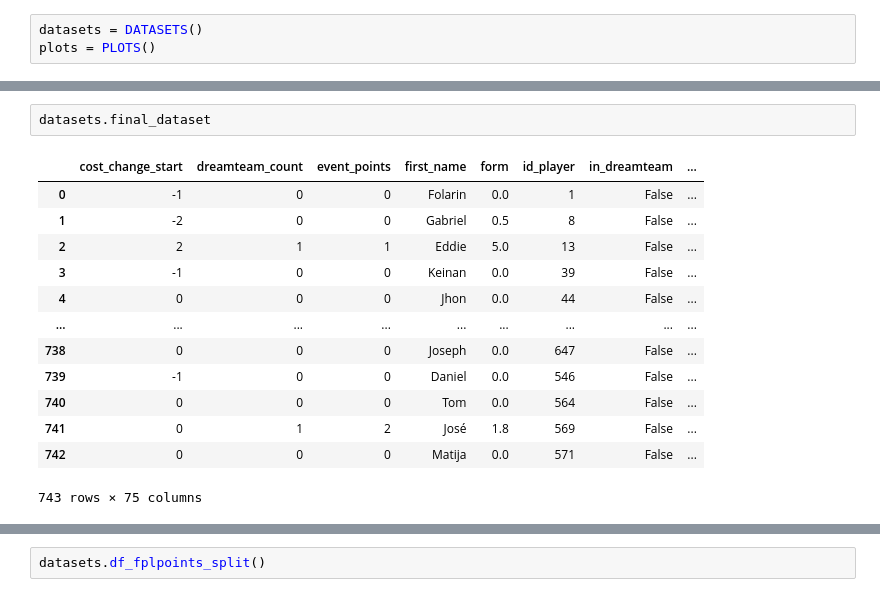
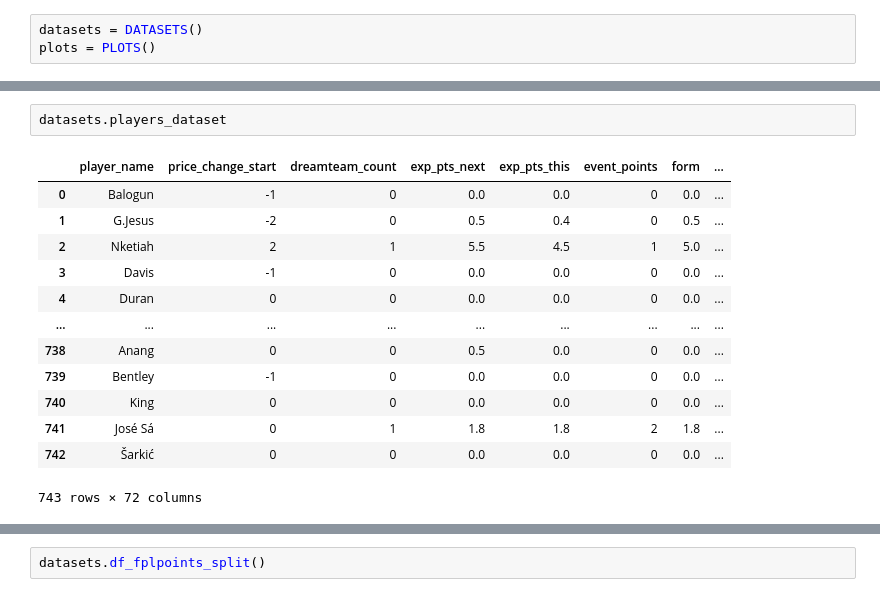
Before and after one commit to JedrzejSarna/fpl_analysis, a Jupyter notebook: _00_testing.ipynb, the cells around one changed output, grey strips where cells are left out. Drawn from its saved outputs; the diff is of its cells as text.

Commit message:
general changes
restructured code, fixed file issues, added player dataset functions

```diff
--- a/_00_testing.ipynb
+++ b/_00_testing.ipynb
@@ -27,19 +14,19 @@ datasets.player_dataset
 # %%
-datasets.final_dataset
+datasets.players_dataset
 # %% [output]
-|  | cost_change_start | dreamteam_count | event_points | first_name | form | id_player | in_dreamteam | ... |
-| 0 | -1 | 0 | 0 | Folarin | 0.0 | 1 | False | ... |
-| 1 | -2 | 0 | 0 | Gabriel | 0.5 | 8 | False | ... |
-| 2 | 2 | 1 | 1 | Eddie | 5.0 | 13 | False | ... |
-| 3 | -1 | 0 | 0 | Keinan | 0.0 | 39 | False | ... |
-| 4 | 0 | 0 | 0 | Jhon | 0.0 | 44 | False | ... |
+|  | player_name | price_change_start | dreamteam_count | exp_pts_next | exp_pts_this | event_points | form | ... |
+| 0 | Balogun | -1 | 0 | 0.0 | 0.0 | 0 | 0.0 | ... |
+| 1 | G.Jesus | -2 | 0 | 0.5 | 0.4 | 0 | 0.5 | ... |
+| 2 | Nketiah | 2 | 1 | 5.5 | 4.5 | 1 | 5.0 | ... |
+| 3 | Davis | -1 | 0 | 0.0 | 0.0 | 0 | 0.0 | ... |
+| 4 | Duran | 0 | 0 | 0.0 | 0.0 | 0 | 0.0 | ... |
 | ... | ... | ... | ... | ... | ... | ... | ... | ... |
-| 738 | 0 | 0 | 0 | Joseph | 0.0 | 647 | False | ... |
-| 739 | -1 | 0 | 0 | Daniel | 0.0 | 546 | False | ... |
-| 740 | 0 | 0 | 0 | Tom | 0.0 | 564 | False | ... |
-| 741 | 0 | 1 | 2 | José | 1.8 | 569 | False | ... |
-| 742 | 0 | 0 | 0 | Matija | 0.0 | 571 | False | ... |
+| 738 | Anang | 0 | 0 | 0.5 | 0.0 | 0 | 0.0 | ... |
+| 739 | Bentley | -1 | 0 | 0.0 | 0.0 | 0 | 0.0 | ... |
+| 740 | King | 0 | 0 | 0.0 | 0.0 | 0 | 0.0 | ... |
+| 741 | José Sá | 0 | 1 | 1.8 | 1.8 | 2 | 1.8 | ... |
+| 742 | Šarkić | 0 | 0 | 0.0 | 0.0 | 0 | 0.0 | ... |
-743 rows × 75 columns
+743 rows × 72 columns
 # %%
 datasets.teams_dataset
 # %% [output]
```
Also changed, not shown: parts of 10 cells of this notebook, 1 other file.
